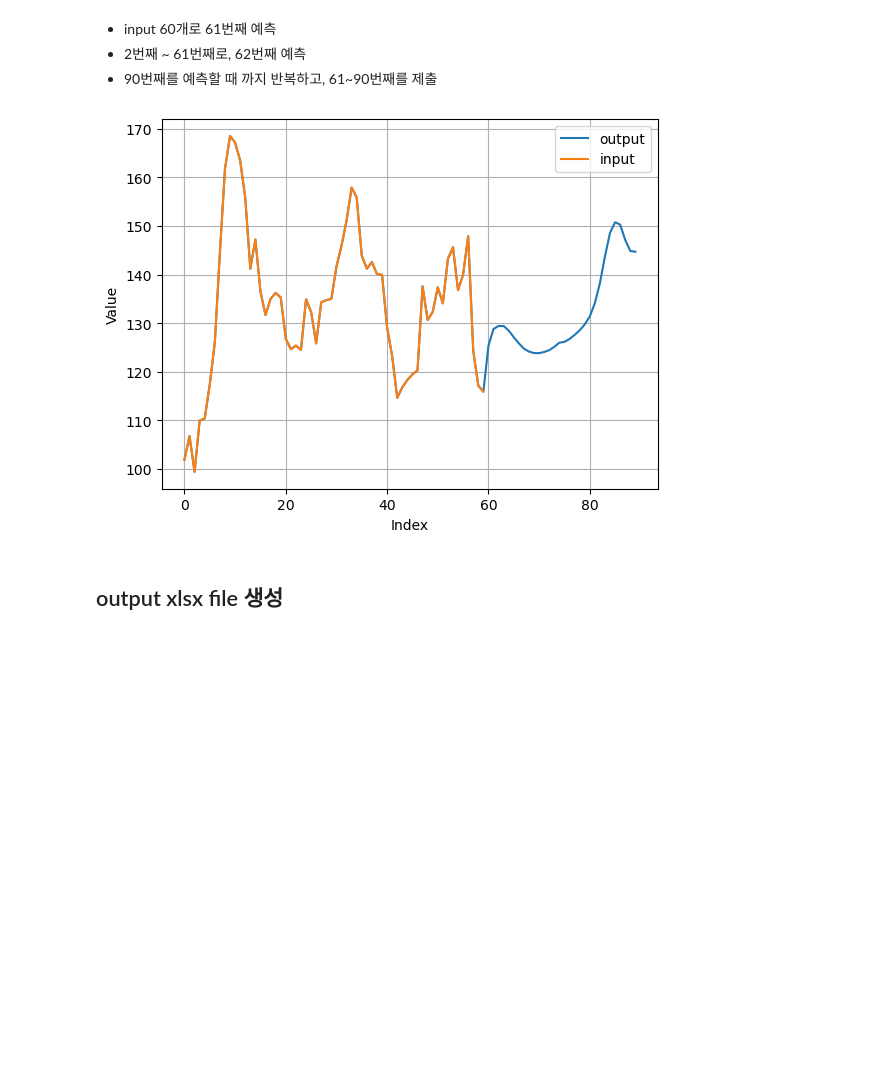
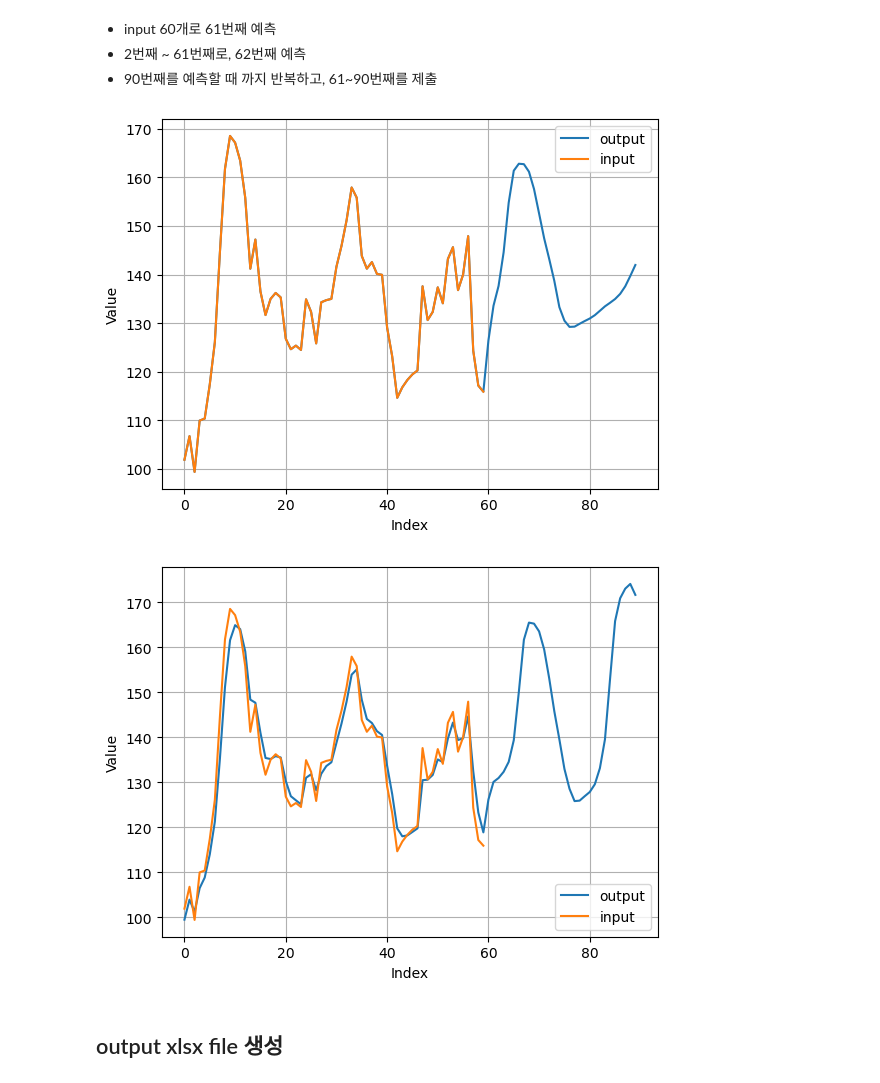
Before and after one commit to jiho264/solarAI, a Jupyter notebook: addkalman.ipynb, the cells around one changed output. Saved outputs shown, nothing was run; the diff lists cells and outputs as text; code cells hidden in the pictures; blank space fills up the shorter version.

```diff
--- a/addkalman.ipynb
+++ b/addkalman.ipynb
@@ -123,9 +123,19 @@ def apply_kalman_smoothing(_input):
     # 초기 추정값 및 오차 공분산 행렬
     initial_estimate = train_cut[0]
     initial_error = 1.0
+    # 프로세스 노이즈(process_noise)와 측정 노이즈(measurement_noise)의 값의 범위는 주로 사용되는 시스템 및 센서의 특성에 따라 달라질 수 있습니다. 그러나 일반적으로 다음과 같은 범위를 사용하는 것이 흔합니다:
+
+    # 프로세스 노이즈 (process_noise):
+
+    # 보통 0과 1 사이의 값을 가집니다. 이 범위 내에서 값을 조정하면, 시스템의 예측이 얼마나 불확실한지를 조절할 수 있습니다.
+    # 값이 0에 가까울수록 예측이 더 안정적이고, 값이 1에 가까워질수록 예측이 불안정해질 수 있습니다.
+    # 측정 노이즈 (measurement_noise):
+
+    # 일반적으로 1 이상의 양수 값을 가집니다. 이 값은 관측값의 정확성을 나타냅니다.
+    # 값이 클수록 관측값에 대한 노이즈가 크며, 값이 작을수록 관측값이 정확합니다.
     # 시스템 모델의 프로세스 노이즈 및 측정 노이즈 설정
-    process_noise = 0.1
-    measurement_noise = 0.1
+    process_noise = 0.9
+    measurement_noise = 1.0
 
     # 칼만 스무딩 수행
     estimations, errors = kalman_filter(observations, initial_estimate, initial_error, process_noise, measurement_noise)
@@ -199,9 +209,9 @@ def rmse_loss(y_true, y_pred):
 def create_lstm_model(input_shape):
     model = keras.Sequential()
     model.add(keras.layers.LSTM(units=128, input_shape=input_shape, return_sequences=True))  # 첫 번째 LSTM 레이어
-    #model.add(keras.layers.LSTM(units=50, return_sequences=True))  # 두 번째 LSTM 레이어
-    model.add(keras.layers.LSTM(units=128))
-    model.add(keras.layers.Dense(512, activation='relu'))
+    model.add(keras.layers.Dropout(rate=0.2))  # 드롭아웃
+    model.add(keras.layers.LSTM(units=128, return_sequences=False))  # 두 번째 LSTM 레이어
+    model.add(keras.layers.Dense(256, activation='relu'))
     model.add(keras.layers.Dense(128, activation='relu'))
     model.add(keras.layers.Dense(1))
     #model.compile(optimizer='adam', loss=rmse_loss)
@@ -235,6 +243,6 @@ Non-trainable params: 0 (0.00 Byte)
 _________________________________________________________________
 # %%
 start_time = time.time()
-first_lstm_model.fit(train_x, train_y, epochs=30, batch_size=128, callbacks=[loss_callback])
+first_lstm_model.fit(train_x, train_y, epochs=50, batch_size=128, callbacks=[loss_callback])
 print(f"코드 실행 시간: {time.time()-start_time} 초")
 # %% [output]
@@ -305,8 +314,12 @@ def prediction(_input, _model):
 - 90번째를 예측할 때 까지 반복하고, 61~90번째를 제출
 # %%
 _final_result = prediction(test, first_lstm_model)
+
+kalman_estimations = apply_kalman_smoothing(test)
+_final_result = prediction(kalman_estimations, first_lstm_model)
 # %% [output]
-[figure, old version]
+[figure, new version]
+[figure, added]
 # %% [markdown]
 ## output xlsx file 생성
 # %%
```
Also changed, not shown: parts of 3 cells of this notebook, 2 other files.
